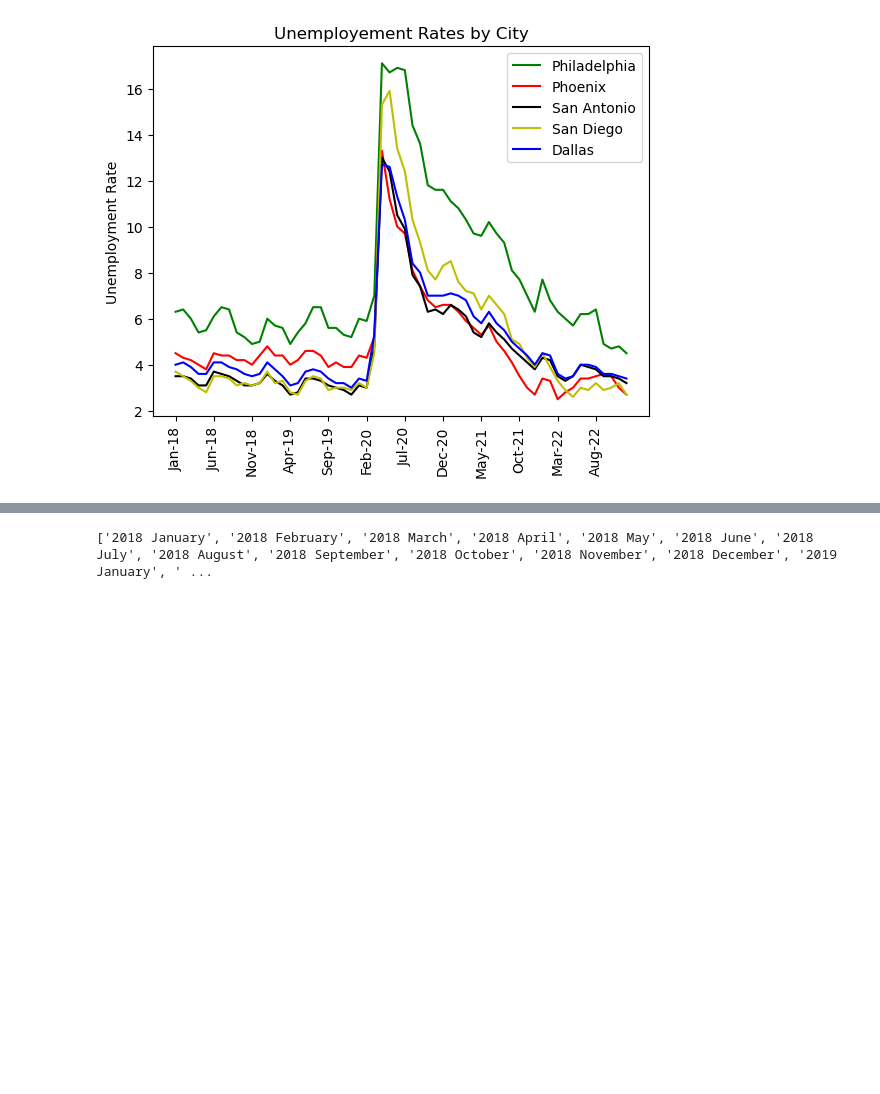
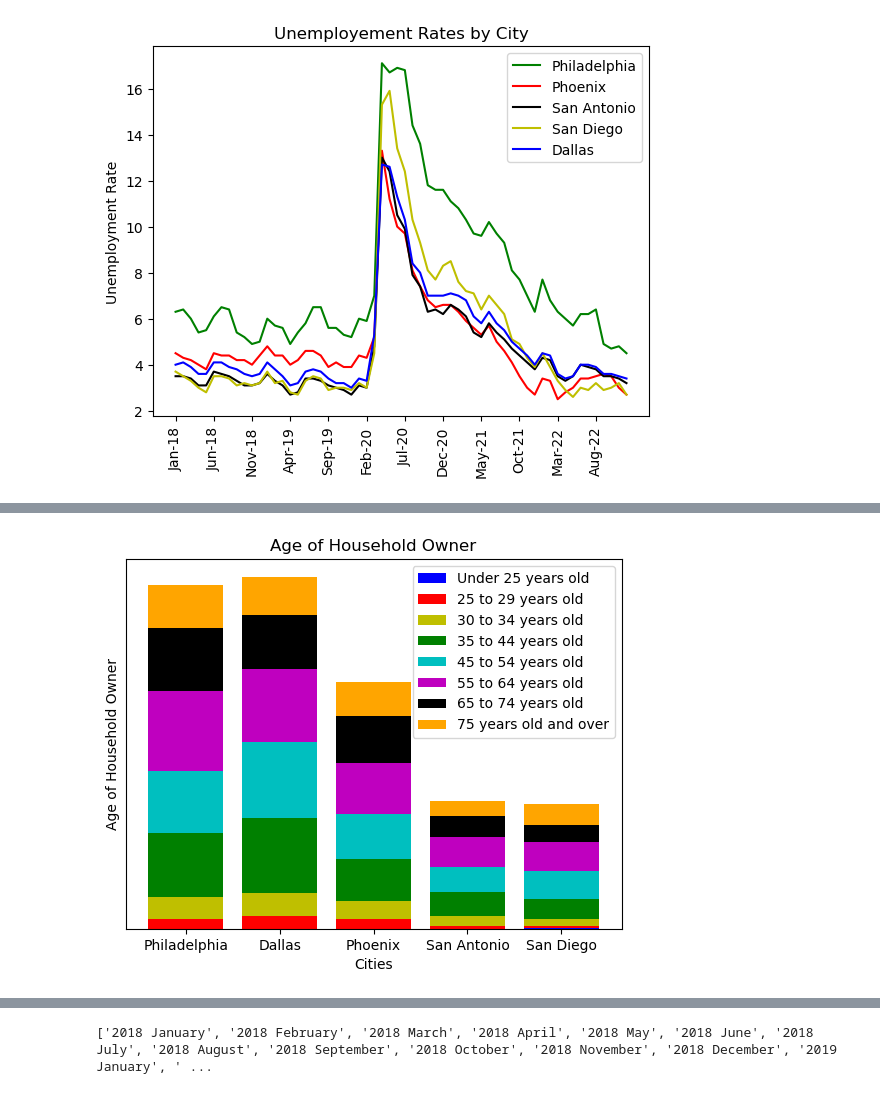
Before and after one commit to JoseMelvin-Calleja/Group-4-Project-1, a Jupyter notebook: Combined Notebook.ipynb, the cells around one changed output, grey strips where cells are left out. Cells and saved outputs as stored; diff of their text form; code cells hidden in the pictures; blank space fills up the shorter version.

```diff
--- a/Combined Notebook.ipynb
+++ b/Combined Notebook.ipynb
@@ -47,0 +170,30 @@ plt.show()
+# %%
+x =["Philadelphia", "Dallas", "Phoenix", "San Antonio", "San Diego"]
+y1=np.array([0,0,0,0,2.1])
+y2=np.array([47.5,60.9,47.7,12.8,11.8])
+y3=np.array([104.4,111.2,83.1,46.9,32.5])
+y4=np.array([305.7,358,202.8,114.7,93.7])
+y5=np.array([295.9,360.5,216.8,121,136])
+y6=np.array([383.5,350,242.5,142.4,138.3])
+y7=np.array([299.3,259.4,223.9,98.9,82.7])
+y8=np.array([205.3,183.1,163.4,72.8,98.6])
+
+plt.bar(x, y1, color='b')
+plt.bar(x, y2, bottom=y1, color='r')
+plt.bar(x, y3, bottom=y1+y2, color='y')
+plt.bar(x, y4, bottom=y1+y2+y3, color='g')
+plt.bar(x, y5, bottom=y1+y2+y3+y4, color='c')
+plt.bar(x, y6, bottom=y1+y2+y3+y4+y5, color='m')
+plt.bar(x, y7, bottom=y1+y2+y3+y4+y5+y6, color='k')
+plt.bar(x, y8, bottom=y1+y2+y3+y4+y5+y6+y7, color='orange')
+
+plt.xlabel("Cities")
+plt.ylabel("Age of Household Owner")
+plt.tick_params(left = False, right = False , labelleft = False)
+plt.legend(['Under 25 years old', "25 to 29 years old", "30 to 34 years old", "35 to 44 years old", "45 to 54 years old","55 to 64 years old","65 to 74 years old","75 years old and over"])
+plt.savefig("output_data/AgeofOwner.png")
+plt.title("Age of Household Owner")
+
+plt.show()
+# %% [output]
+[figure, added]
```
Also changed, not shown: parts of 47 cells of this notebook, 7 other files.
